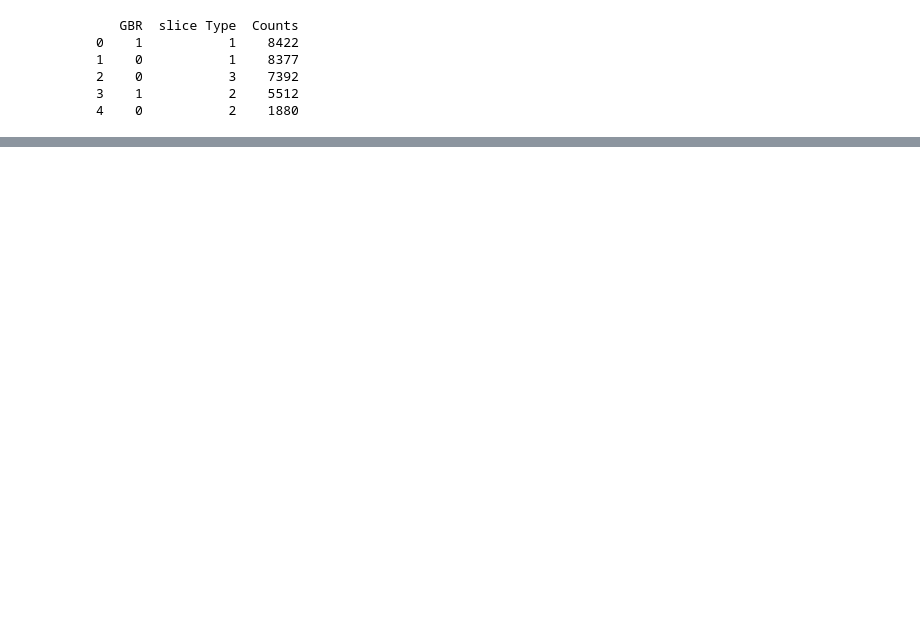
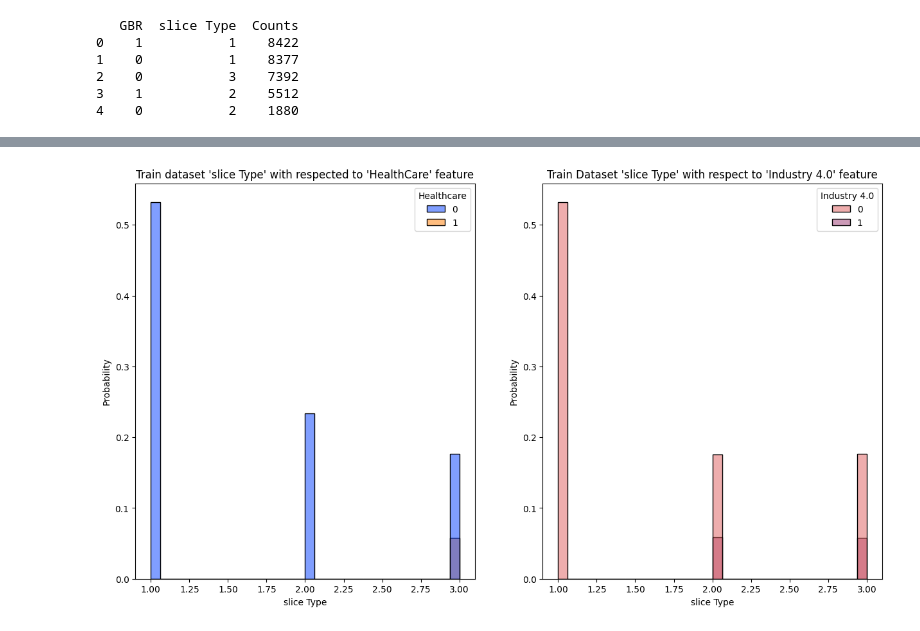
Before and after one commit to naresh5422/NetworkSlice, a Jupyter notebook: NetworkSlice_Prediction.ipynb, the cells around one changed output, grey strips where cells are left out. Saved outputs shown, nothing was run; the diff lists cells and outputs as text; code cells hidden in the pictures; blank space fills up the shorter version.

```diff
--- a/NetworkSlice_Prediction.ipynb
+++ b/NetworkSlice_Prediction.ipynb
@@ -253,0 +266,14 @@ sns.displot(data = train, x = "AR/VR/Gaming",
+# %%
+plt.figure(figsize = (15,8))
+plt.subplot(1,2,1)
+plt.title("Train dataset 'slice Type' with respected to 'HealthCare' feature",fontsize = 12)
+sns.histplot(data = train,x = "slice Type",
+             hue = "Healthcare",stat = "probability",
+             palette = "bright",alpha = 0.5)
+plt.subplot(1,2,2)
+plt.title("Train Dataset 'slice Type' with respect to 'Industry 4.0' feature", fontsize = 12)
+sns.histplot(data = train,x = "slice Type",hue = "Industry 4.0",stat = "probability",
+            palette = "flare",alpha = 0.5)
+plt.show()
+# %% [output]
+[figure, added]
```
Also changed, not shown: parts of 24 cells of this notebook.
